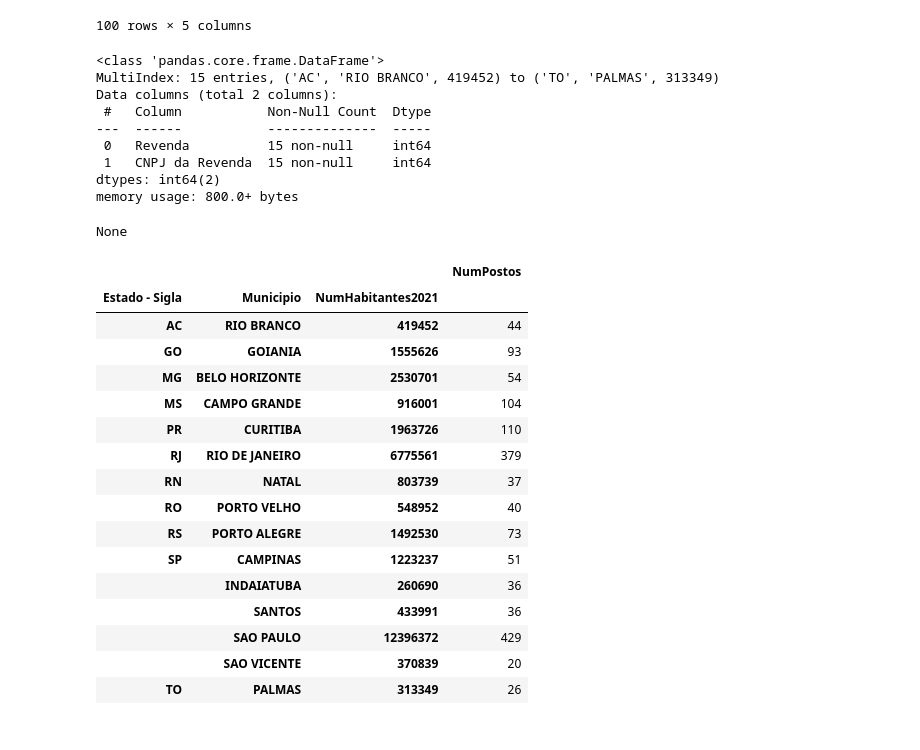
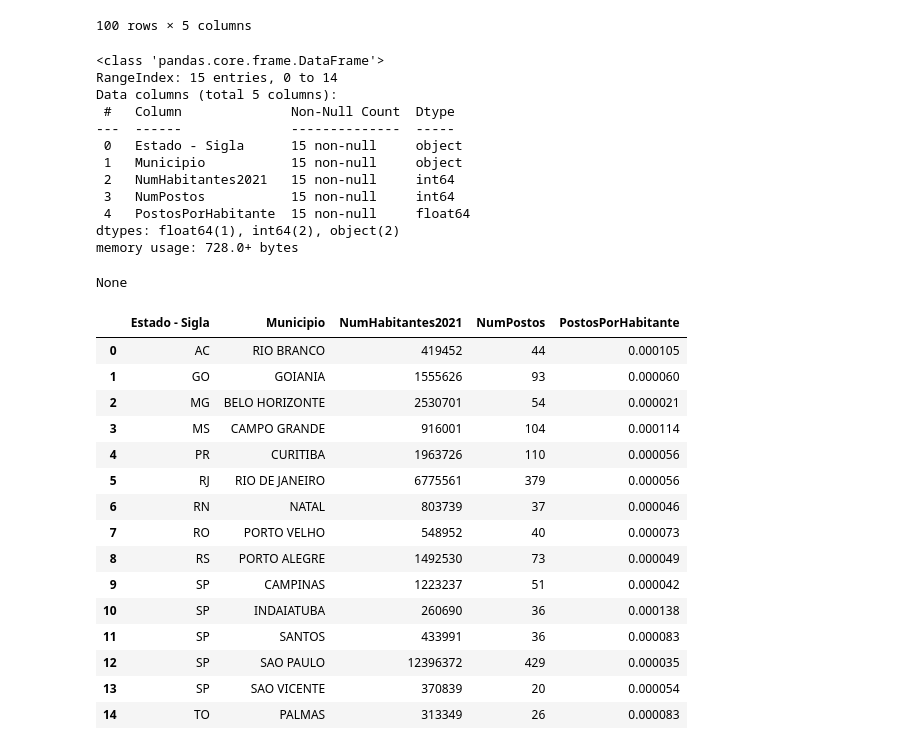
Before and after one commit to olEGLath/AnimaCursoExtensaoPython2023-1, a Jupyter notebook: Segundo_exemplo_em_Python_Pandas.ipynb, the cells around one changed output. Saved outputs shown, nothing was run; the diff lists cells and outputs as text; code cells hidden in the pictures.

```diff
--- a/Segundo_exemplo_em_Python_Pandas.ipynb
+++ b/Segundo_exemplo_em_Python_Pandas.ipynb
@@ -225,43 +225,46 @@ display(merge_df.head(100))
 # %%
 #AQUI O FINAL ESTÁ COM PROBLEMA
 
 #Agrupar e contar quantos postos tem na cidade..
 postos_por_municipio_df = merge_df.groupby(by=['Estado - Sigla', 'Municipio', 'NumHabitantes2021']).count()
-display(postos_por_municipio_df.info())
+postos_por_municipio_df.reset_index(inplace=True)
+#display(postos_por_municipio_df.info())
 postos_por_municipio_df.drop('CNPJ da Revenda', axis=1, inplace=True)
 postos_por_municipio_df.rename(columns={"Revenda": "NumPostos"}, inplace=True)
 
-#postos_por_municipio_df['PostosPorHabitante'] = postos_por_municipio_df['NumPostos'] /
-#postos_por_municipio_df['NumHabitantes2021']
+postos_por_municipio_df['PostosPorHabitante'] = postos_por_municipio_df['NumPostos'] / postos_por_municipio_df['NumHabitantes2021']
+display(postos_por_municipio_df.info())
 display(postos_por_municipio_df)
 # %% [output]
 <class 'pandas.core.frame.DataFrame'>
-MultiIndex: 15 entries, ('AC', 'RIO BRANCO', 419452) to ('TO', 'PALMAS', 313349)
-Data columns (total 2 columns):
- #   Column           Non-Null Count  Dtype
----  ------           --------------  -----
- 0   Revenda          15 non-null     int64
- 1   CNPJ da Revenda  15 non-null     int64
-dtypes: int64(2)
-memory usage: 800.0+ bytes
+RangeIndex: 15 entries, 0 to 14
+Data columns (total 5 columns):
+ #   Column              Non-Null Count  Dtype
+---  ------              --------------  -----
+ 0   Estado - Sigla      15 non-null     object
+ 1   Municipio           15 non-null     object
+ 2   NumHabitantes2021   15 non-null     int64
+ 3   NumPostos           15 non-null     int64
+ 4   PostosPorHabitante  15 non-null     float64
+dtypes: float64(1), int64(2), object(2)
+memory usage: 728.0+ bytes
 None
-|  |  |  | NumPostos |
-| Estado - Sigla | Municipio | NumHabitantes2021 |  |
-| AC | RIO BRANCO | 419452 | 44 |
-| GO | GOIANIA | 1555626 | 93 |
-| MG | BELO HORIZONTE | 2530701 | 54 |
-| MS | CAMPO GRANDE | 916001 | 104 |
-| PR | CURITIBA | 1963726 | 110 |
-| RJ | RIO DE JANEIRO | 6775561 | 379 |
-| RN | NATAL | 803739 | 37 |
-| RO | PORTO VELHO | 548952 | 40 |
-| RS | PORTO ALEGRE | 1492530 | 73 |
-| SP | CAMPINAS | 1223237 | 51 |
-|  | INDAIATUBA | 260690 | 36 |
-|  | SANTOS | 433991 | 36 |
-|  | SAO PAULO | 12396372 | 429 |
-|  | SAO VICENTE | 370839 | 20 |
-| TO | PALMAS | 313349 | 26 |
+|  | Estado - Sigla | Municipio | NumHabitantes2021 | NumPostos | PostosPorHabitante |
+| 0 | AC | RIO BRANCO | 419452 | 44 | 0.000105 |
+| 1 | GO | GOIANIA | 1555626 | 93 | 0.000060 |
+| 2 | MG | BELO HORIZONTE | 2530701 | 54 | 0.000021 |
+| 3 | MS | CAMPO GRANDE | 916001 | 104 | 0.000114 |
+| 4 | PR | CURITIBA | 1963726 | 110 | 0.000056 |
+| 5 | RJ | RIO DE JANEIRO | 6775561 | 379 | 0.000056 |
+| 6 | RN | NATAL | 803739 | 37 | 0.000046 |
+| 7 | RO | PORTO VELHO | 548952 | 40 | 0.000073 |
+| 8 | RS | PORTO ALEGRE | 1492530 | 73 | 0.000049 |
+| 9 | SP | CAMPINAS | 1223237 | 51 | 0.000042 |
+| 10 | SP | INDAIATUBA | 260690 | 36 | 0.000138 |
+| 11 | SP | SANTOS | 433991 | 36 | 0.000083 |
+| 12 | SP | SAO PAULO | 12396372 | 429 | 0.000035 |
+| 13 | SP | SAO VICENTE | 370839 | 20 | 0.000054 |
+| 14 | TO | PALMAS | 313349 | 26 | 0.000083 |
 # %%
 print(postos_por_municipio_df)
 postos_por_municipio_df
```
Also changed, not shown: parts of 1 cell of this notebook.
